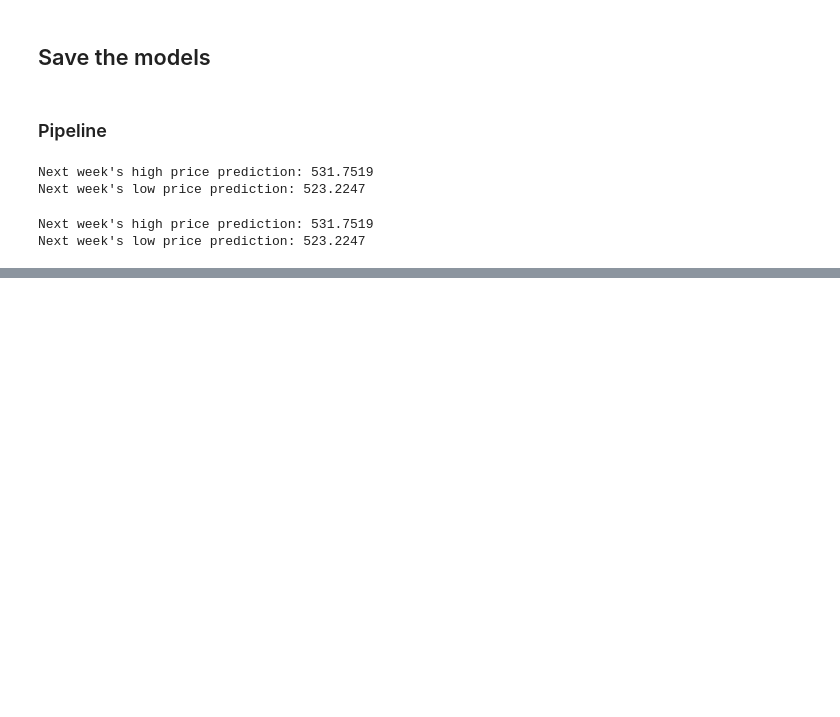
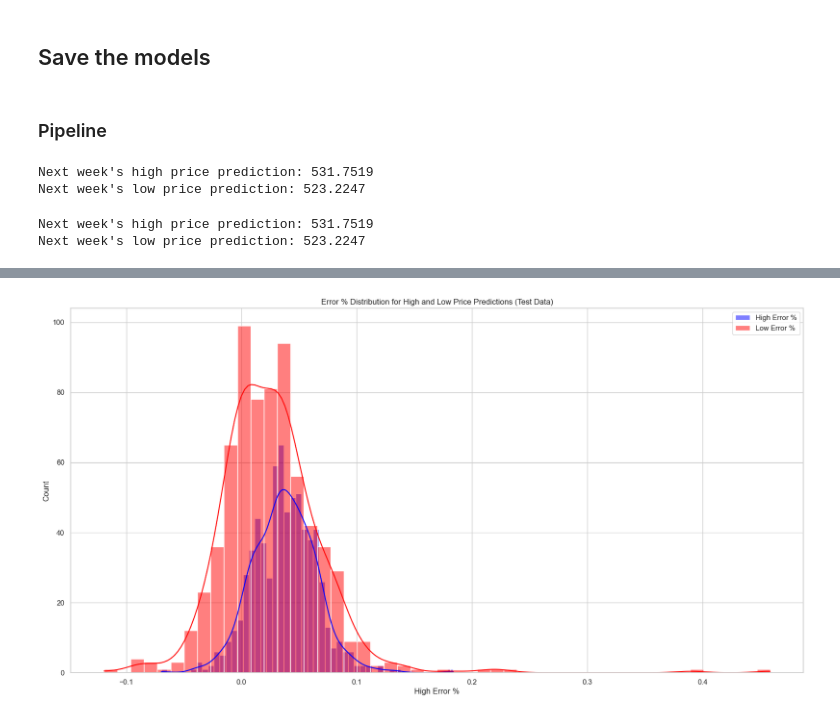
Before and after one commit to punitarani/axiom, a Jupyter notebook: notebooks/resistance-model.ipynb, the cells around one changed output, grey strips where cells are left out. Cells and saved outputs as stored; diff of their text form; code cells hidden in the pictures; blank space fills up the shorter version.

```diff
--- a/notebooks/resistance-model.ipynb
+++ b/notebooks/resistance-model.ipynb
@@ -328,0 +402,35 @@ Next week's low price prediction: 523.2247
+# %%
+# Now only for the test data
+# Use the X_test and y_test values
+X_high_test_scaled = scaler_high.transform(X_high_test)
+X_low_test_scaled = scaler_low.transform(X_low_test)
+
+# Predictions
+y_pred_high_test = xgb_model_high.predict(X_high_test_scaled)
+y_pred_low_test = xgb_model_low.predict(X_low_test_scaled)
+
+# Calculate the error %
+high_error_test = (y_pred_high_test - y_high_test) / y_high_test
+low_error_test = (y_pred_low_test - y_low_test) / y_low_test
+
+# Fix the lengths
+high_error_test = np.append(high_error, [np.nan] * (len(high_error_test) - len(high_error)))
+low_error_test = np.append(low_error, [np.nan] * (len(low_error_test) - len(low_error)))
+
+# Create a dataframe for the error % values
+error_df_test = pd.DataFrame({
+    "High Error %": high_error_test,
+    "Low Error %": low_error_test
+})
+# %%
+# Plot the error distribution for the test data
+plt.figure(figsize=(20, 10))
+
+sns.histplot(data=error_df_test, x="High Error %", bins=50, kde=True, color="blue", label="High Error %")
+sns.histplot(data=error_df_test, x="Low Error %", bins=50, kde=True, color="red", label="Low Error %")
+
+plt.title("Error % Distribution for High and Low Price Predictions (Test Data)")
+plt.legend()
+plt.show()
+# %% [output]
+[figure, added]
```
Also changed, not shown: parts of 6 cells of this notebook.
